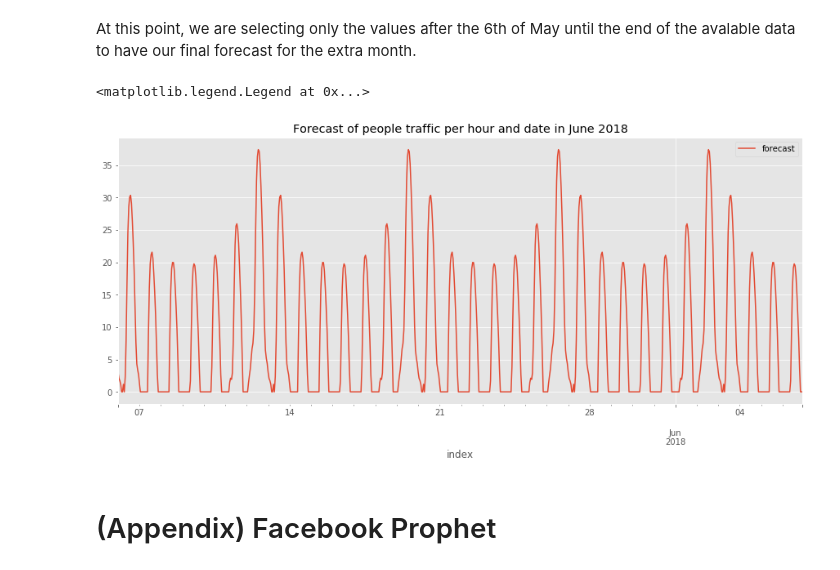
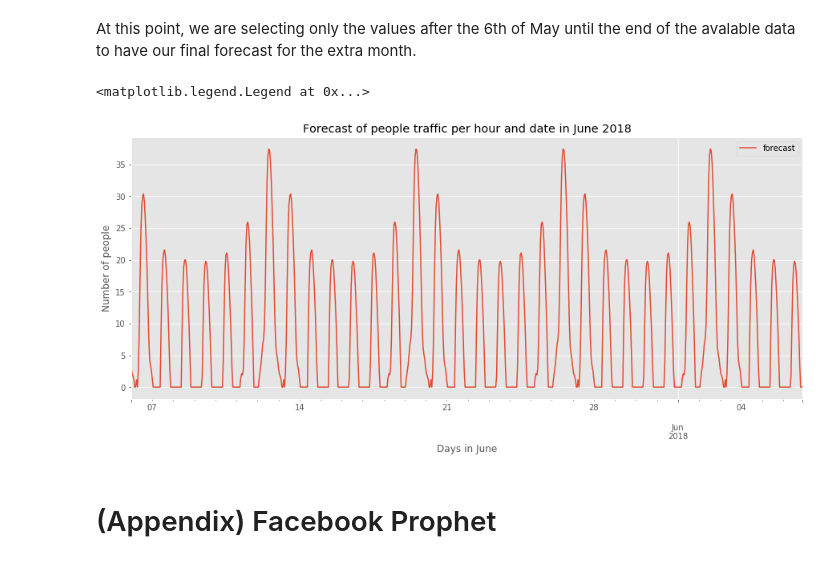
Before and after one commit to matteomm/sales-traffic-us-store, a Jupyter notebook: notebooks/modelling_traffic.ipynb, the cells around one changed output. Saved outputs shown, nothing was run; the diff lists cells and outputs as text; code cells hidden in the pictures.

```diff
--- a/notebooks/modelling_traffic.ipynb
+++ b/notebooks/modelling_traffic.ipynb
@@ -1131,13 +1111,16 @@ At this point, we are selecting only the values after the 6th of May until the e
 # %%
 final_df_vis = final_df['2018-05-06':]
 # %%
-final_df_vis.plot()
+fig, ax = plt.subplots()
+ax = final_df_vis.plot()
 plt.title('Forecast of people traffic per hour and date in June 2018')
-ax.set_label('People')
+
+ax.set_xlabel('Days in June')
+ax.set_ylabel('Number of people')
 plt.legend()
 # %% [output]
 <matplotlib.legend.Legend at 0x...>
-[figure, old version]
+[figure, new version]
 # %% [markdown]
 # (Appendix) Facebook Prophet
 # %%
```
Also changed, not shown: parts of 8 cells of this notebook, 1 other file.
